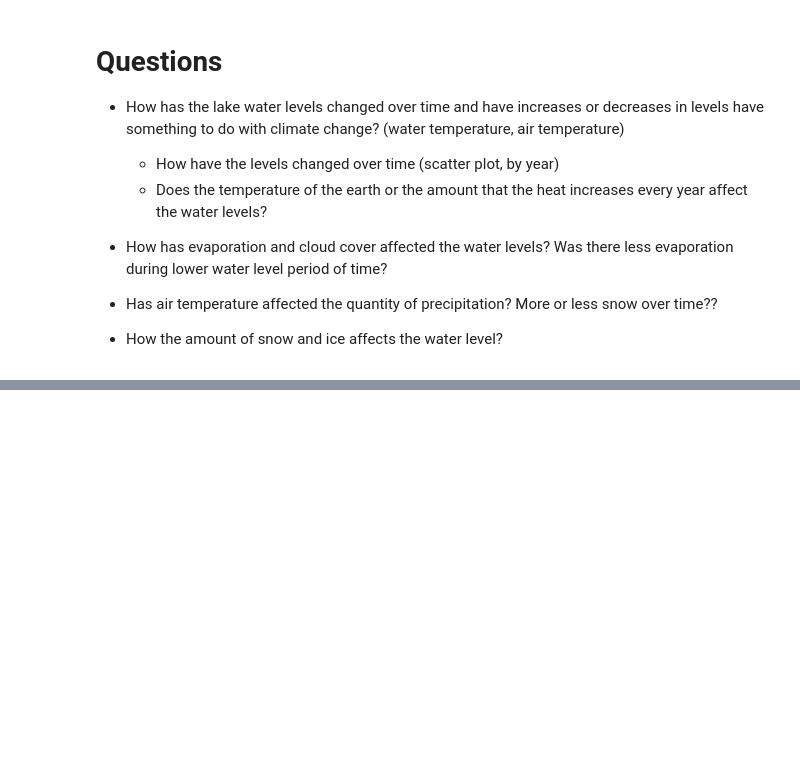
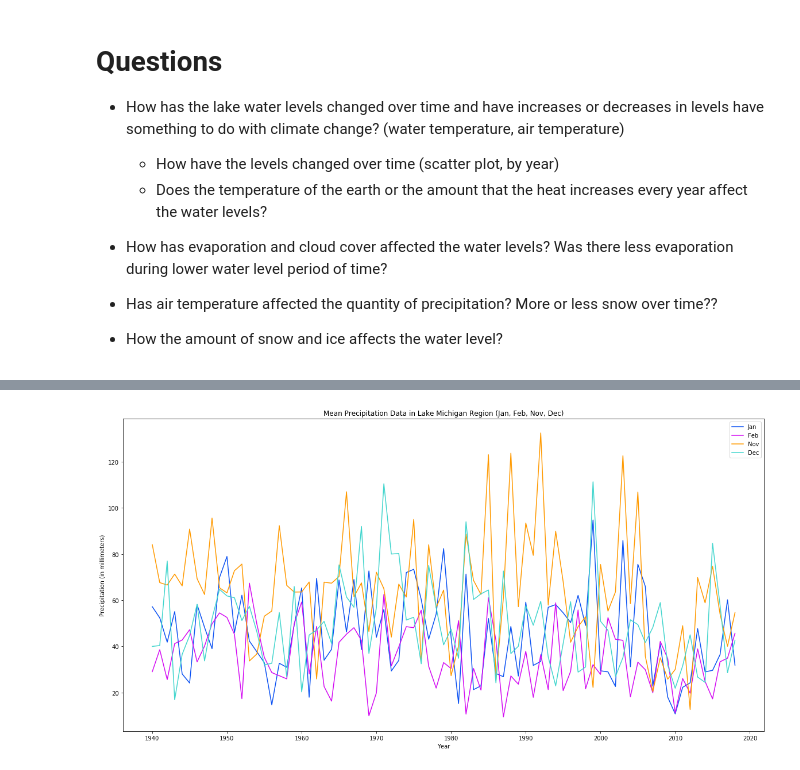
Before and after one commit to olivia1117/LakeWaterLevelData, a Jupyter notebook: Water Level Data Project.ipynb, the cells around one changed output, grey strips where cells are left out. Cells and saved outputs as stored; diff of their text form; code cells hidden in the pictures; blank space fills up the shorter version.

Commit message:
[adding precipitation data and plots]

```diff
--- a/Water Level Data Project.ipynb
+++ b/Water Level Data Project.ipynb
@@ -225,3 +209,71 @@ import pandas as pd
 - How has evaporation and cloud cover affected the water levels? Was there less evaporation during lower water level period of time?
 - Has air temperature affected the quantity of precipitation? More or less snow over time??
 - How the amount of snow and ice affects the water level?
+# %%
+# Goal:
+#violin plots of michigan and huron separately, using the mean precipitation from each year.
+    #Use df.agg to get the mean (you can find documentation online)
+#Scatter /line graphs with precipitation on y axis and year on x axis, looking at the rainfall in Nov-Feb each year.
+#Bar graph with precipitation on y-axis showing the nov-feb means
+
+
+#Bar graph with precipitation data and then showing the means for nov-feb
+
+#data from 2019 was deleted because of the N/A (10/4/20)
+
+import pandas as pd
+import seaborn as sns
+import numpy as np
+import matplotlib.pyplot as plt
+
+precip_mic_mon_df = pd.read_csv(r'./Copy of precipitation_mic_lake_mon.csv', skiprows = [0,1,2,3,4] )
+precip_mic_mon_df = precip_mic_mon_df.rename(columns = lambda x: x.strip())
+#precip_mic_mon_df = precip_mic_mon_df.drop(precip_mic_mon_df.columns['Mar', 'Apr', 'May', 'Jun', 'Jul', 'Aug', 'Sep' 'Oct'], axis = 6)
+
+precip_mic_mon_df = precip_mic_mon_df.drop(columns = ['Mar', 'Apr', 'May', 'Jun', 'Jul', 'Aug', 'Sep', 'Oct'])
+#precip_mic_mon_df = matplotlib.pyplot.subplot(1, 1, figsize=[5, 3])
+listofdata = list(precip_mic_mon_df)
+#print (precip_mic_mon_df)
+#precip_mic_mon_df.plot.bar(x = 'YYYY', figsize=(20,10))
+jan_color = "#0C52F3"
+feb_color = "#D40CF3"
+nov_color = "#FF9A00"
+dec_color = "#43D6CE"
+
+# Create an array with the colors you want to use
+colors = [jan_color, feb_color, nov_color, dec_color]# Set your custom color palette
+#customPalette = sns.set_palette(sns.color_palette(colors))
+
+
+precip_mic_mon_df.plot.line(x = 'YYYY', figsize = (20,10), color = colors)
+plt.xlabel('Year')
+plt.ylabel('Precipitation (in millimeters)')
+plt.title('Mean Precipitation Data in Lake Michigan Region (Jan, Feb, Nov, Dec)')
+
+print(listofdata)
+print(len(listofdata[3]))
+
+
+
+
+
+
+# getting years to be x-coordinate instead of data on the actual bar graph
+
+#df = pd.DataFrame({'Precipitation': ['Jan','Feb','Nov','Dec'], 'val':[0, 200, 10, ]})
+
+#precip_mic_mon_df.plot.bar(x ='YYYY', y='Jan', rot=0)
+
+
+print(precip_mic_mon_df)
+
+
+
+
+#add x-label and y-label and title
+
+
+
+
+#mean_lake_level_df.reset_index().plot.scatter(x ='year', y ='Water Level (Feet)', title = 'Mean Water Level in Michigan-Huron (by year)' )
+# %% [output]
@@ -227,0 +296 @@ import pandas as pd
+[figure, added]
```
Also changed, not shown: parts of 8 cells of this notebook, 2 other files.
